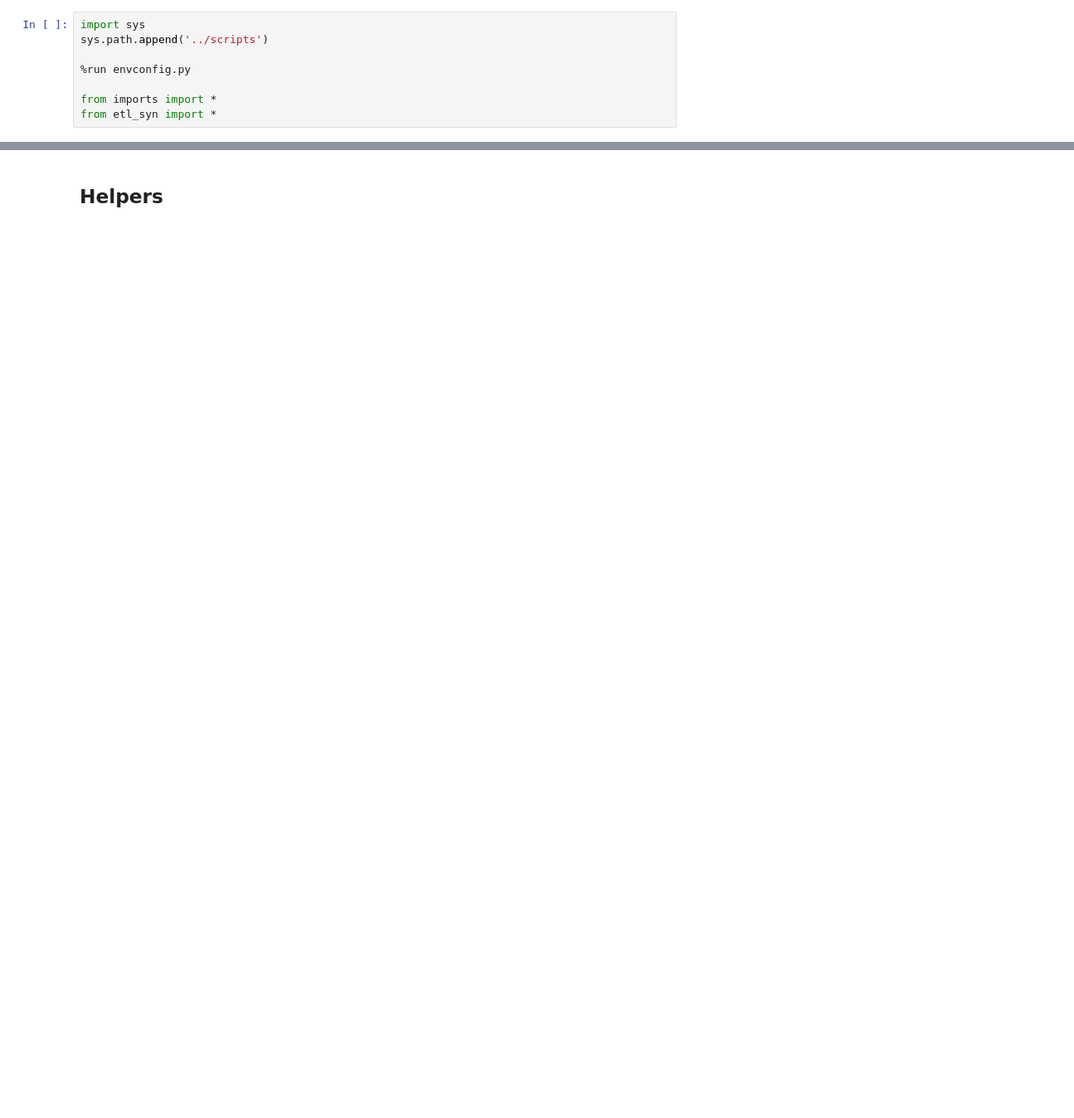
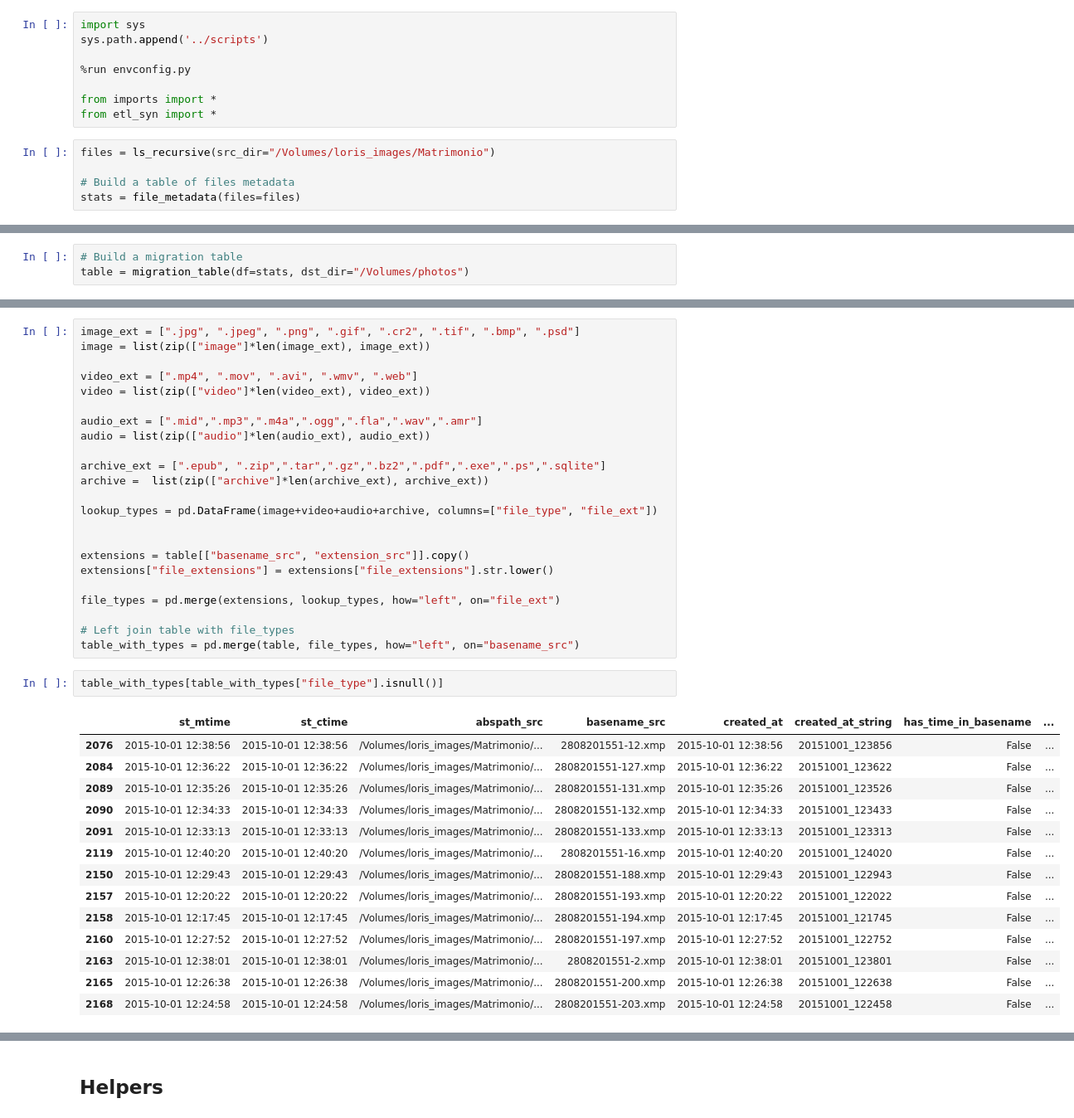
Before and after one commit to LorisMarini/synology, a Jupyter notebook: notebooks/development-etl-v2.ipynb, the cells around one changed output, grey strips where cells are left out. Shown at 83% size. Saved outputs shown, nothing was run; the diff lists cells and outputs as text; blank space fills up the shorter version.

Commit message:
moves file metadata extraction to file_metadata() and adds file type detection

```diff
--- a/notebooks/development-etl-v2.ipynb
+++ b/notebooks/development-etl-v2.ipynb
@@ -6,3 +6,8 @@ sys.path.append('../scripts')
 
 from imports import *
 from etl_syn import *
+# %%
+files = ls_recursive(src_dir="/Volumes/loris_images/Matrimonio")
+
+# Build a table of files metadata
+stats = file_metadata(files=files)
@@ -8,0 +19,3 @@ from etl_syn import *
+# %%
+# Build a migration table
+table = migration_table(df=stats, dst_dir="/Volumes/photos")
@@ -8,0 +36,40 @@ from etl_syn import *
+# %%
+image_ext = [".jpg", ".jpeg", ".png", ".gif", ".cr2", ".tif", ".bmp", ".psd"]
+image = list(zip(["image"]*len(image_ext), image_ext))
+
+video_ext = [".mp4", ".mov", ".avi", ".wmv", ".web"]
+video = list(zip(["video"]*len(video_ext), video_ext))
+
+audio_ext = [".mid",".mp3",".m4a",".ogg",".fla",".wav",".amr"]
+audio = list(zip(["audio"]*len(audio_ext), audio_ext))
+
+archive_ext = [".epub", ".zip",".tar",".gz",".bz2",".pdf",".exe",".ps",".sqlite"]
+archive =  list(zip(["archive"]*len(archive_ext), archive_ext))
+
+lookup_types = pd.DataFrame(image+video+audio+archive, columns=["file_type", "file_ext"])
+
+
+extensions = table[["basename_src", "extension_src"]].copy()
+extensions["file_extensions"] = extensions["file_extensions"].str.lower()
+
+file_types = pd.merge(extensions, lookup_types, how="left", on="file_ext")
+
+# Left join table with file_types
+table_with_types = pd.merge(table, file_types, how="left", on="basename_src")
+# %%
+table_with_types[table_with_types["file_type"].isnull()]
+# %% [output]
+|  | st_mtime | st_ctime | abspath_src | basename_src | created_at | created_at_string | has_time_in_basename | ... |
+| 2076 | 2015-10-01 12:38:56 | 2015-10-01 12:38:56 | /Volumes/loris_images/Matrimonio/... | 2808201551-12.xmp | 2015-10-01 12:38:56 | 20151001_123856 | False | ... |
+| 2084 | 2015-10-01 12:36:22 | 2015-10-01 12:36:22 | /Volumes/loris_images/Matrimonio/... | 2808201551-127.xmp | 2015-10-01 12:36:22 | 20151001_123622 | False | ... |
+| 2089 | 2015-10-01 12:35:26 | 2015-10-01 12:35:26 | /Volumes/loris_images/Matrimonio/... | 2808201551-131.xmp | 2015-10-01 12:35:26 | 20151001_123526 | False | ... |
+| 2090 | 2015-10-01 12:34:33 | 2015-10-01 12:34:33 | /Volumes/loris_images/Matrimonio/... | 2808201551-132.xmp | 2015-10-01 12:34:33 | 20151001_123433 | False | ... |
+| 2091 | 2015-10-01 12:33:13 | 2015-10-01 12:33:13 | /Volumes/loris_images/Matrimonio/... | 2808201551-133.xmp | 2015-10-01 12:33:13 | 20151001_123313 | False | ... |
+| 2119 | 2015-10-01 12:40:20 | 2015-10-01 12:40:20 | /Volumes/loris_images/Matrimonio/... | 2808201551-16.xmp | 2015-10-01 12:40:20 | 20151001_124020 | False | ... |
+| 2150 | 2015-10-01 12:29:43 | 2015-10-01 12:29:43 | /Volumes/loris_images/Matrimonio/... | 2808201551-188.xmp | 2015-10-01 12:29:43 | 20151001_122943 | False | ... |
+| 2157 | 2015-10-01 12:20:22 | 2015-10-01 12:20:22 | /Volumes/loris_images/Matrimonio/... | 2808201551-193.xmp | 2015-10-01 12:20:22 | 20151001_122022 | False | ... |
+| 2158 | 2015-10-01 12:17:45 | 2015-10-01 12:17:45 | /Volumes/loris_images/Matrimonio/... | 2808201551-194.xmp | 2015-10-01 12:17:45 | 20151001_121745 | False | ... |
+| 2160 | 2015-10-01 12:27:52 | 2015-10-01 12:27:52 | /Volumes/loris_images/Matrimonio/... | 2808201551-197.xmp | 2015-10-01 12:27:52 | 20151001_122752 | False | ... |
+| 2163 | 2015-10-01 12:38:01 | 2015-10-01 12:38:01 | /Volumes/loris_images/Matrimonio/... | 2808201551-2.xmp | 2015-10-01 12:38:01 | 20151001_123801 | False | ... |
+| 2165 | 2015-10-01 12:26:38 | 2015-10-01 12:26:38 | /Volumes/loris_images/Matrimonio/... | 2808201551-200.xmp | 2015-10-01 12:26:38 | 20151001_122638 | False | ... |
+| 2168 | 2015-10-01 12:24:58 | 2015-10-01 12:24:58 | /Volumes/loris_images/Matrimonio/... | 2808201551-203.xmp | 2015-10-01 12:24:58 | 20151001_122458 | False | ... |
```
Also changed, not shown: parts of 6 cells of this notebook, 3 other files.
